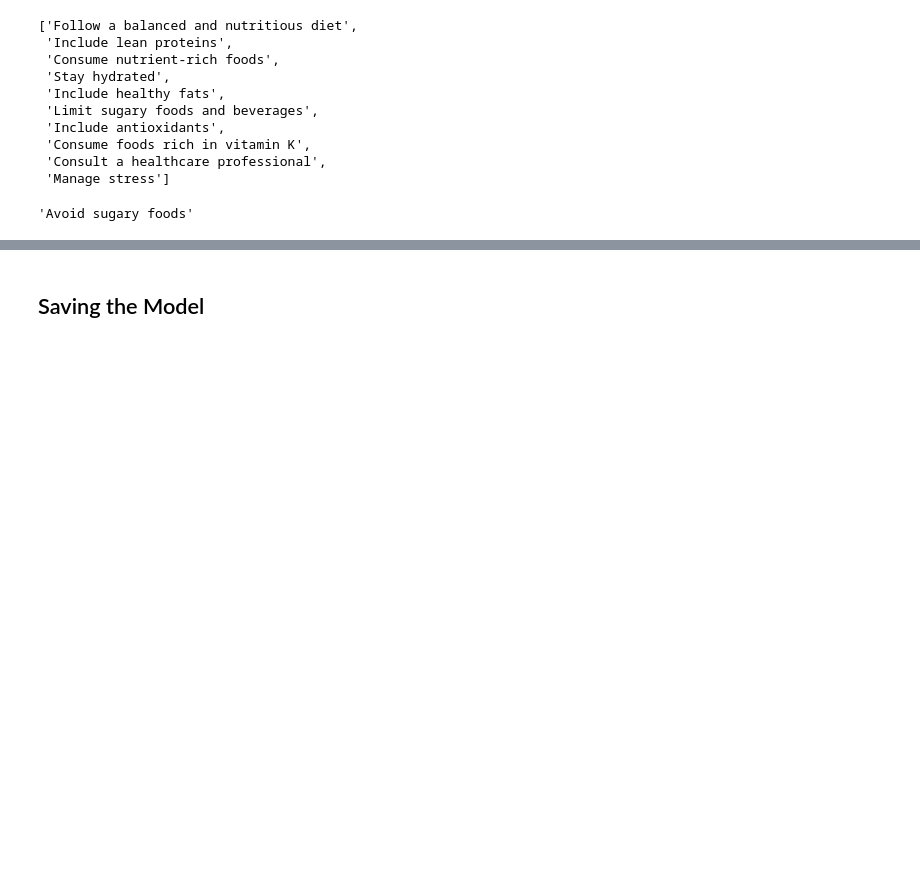
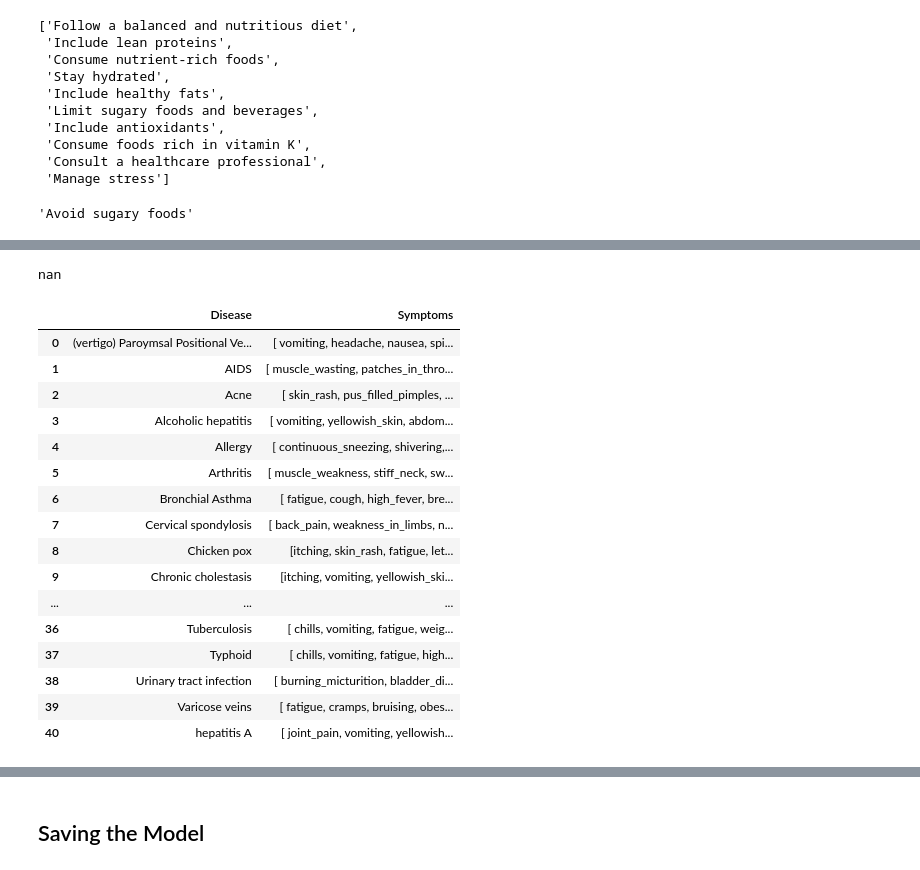
Before and after one commit to ANSH5252/MediBuddy, a Jupyter notebook: mb.ipynb, the cells around one changed output, grey strips where cells are left out. Saved outputs shown, nothing was run; the diff lists cells and outputs as text; code cells hidden in the pictures; blank space fills up the shorter version.

```diff
--- a/mb.ipynb
+++ b/mb.ipynb
@@ -581,0 +632,31 @@ fetch_workout('Fungal infection')
+# %%
+symptom_df['Symptom_4'].values[1]
+# %% [output]
+nan
+# %%
+symptom_columns = ['Symptom_1', 'Symptom_2', 'Symptom_3', 'Symptom_4']
+symptom_long = symptom_df.melt(id_vars='Disease', value_vars=symptom_columns, var_name='Symptom_Level', value_name='Symptom')
+symptom_long.dropna(subset=['Symptom'], inplace=True)
+symptom_df_new = symptom_long.groupby('Disease')['Symptom'].unique().reset_index()
+symptom_df_new.columns = ['Disease', 'Symptoms']
+all_unique_symptoms = symptom_long['Symptom'].unique().tolist()
+# %%
+symptom_df_new
+# %% [output]
+|  | Disease | Symptoms |
+| 0 | (vertigo) Paroymsal Positional Ve... | [ vomiting, headache, nausea, spi... |
+| 1 | AIDS | [ muscle_wasting, patches_in_thro... |
+| 2 | Acne | [ skin_rash, pus_filled_pimples, ... |
+| 3 | Alcoholic hepatitis | [ vomiting, yellowish_skin, abdom... |
+| 4 | Allergy | [ continuous_sneezing, shivering,... |
+| 5 | Arthritis | [ muscle_weakness, stiff_neck, sw... |
+| 6 | Bronchial Asthma | [ fatigue, cough, high_fever, bre... |
+| 7 | Cervical spondylosis | [ back_pain, weakness_in_limbs, n... |
+| 8 | Chicken pox | [itching, skin_rash, fatigue, let... |
+| 9 | Chronic cholestasis | [itching, vomiting, yellowish_ski... |
+| ... | ... | ... |
+| 36 | Tuberculosis | [ chills, vomiting, fatigue, weig... |
+| 37 | Typhoid | [ chills, vomiting, fatigue, high... |
+| 38 | Urinary tract infection | [ burning_micturition, bladder_di... |
+| 39 | Varicose veins | [ fatigue, cramps, bruising, obes... |
+| 40 | hepatitis A | [ joint_pain, vomiting, yellowish... |
```
Also changed, not shown: parts of 10 cells of this notebook.
